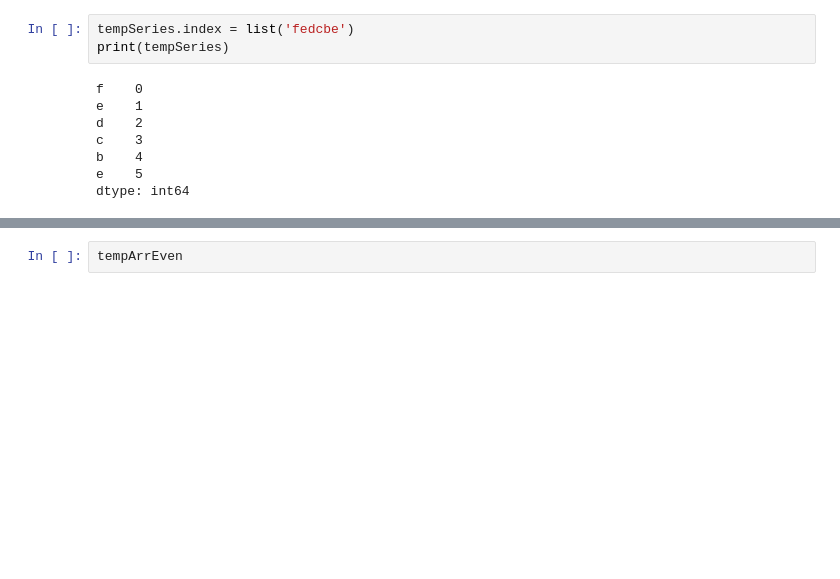
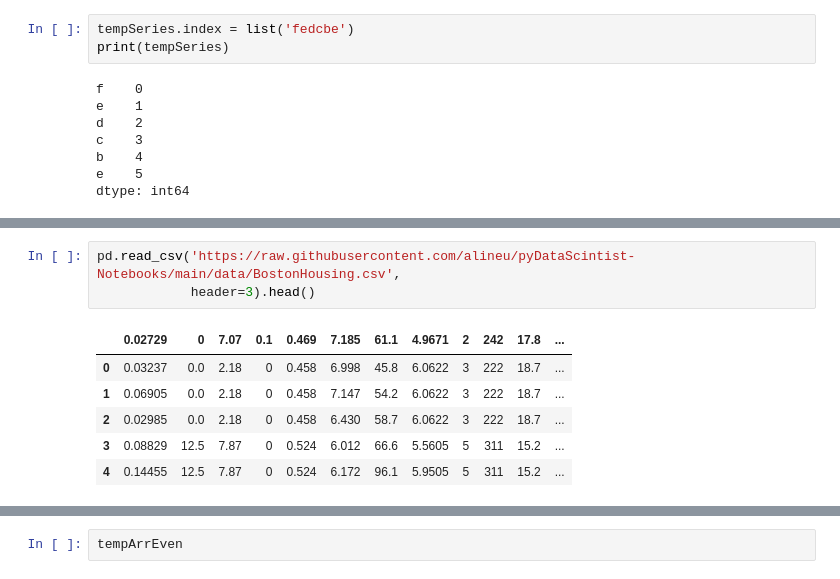
Before and after one commit to alineu/pyDataScintist-Notebooks, a Jupyter notebook: pandas/intro.ipynb, the cells around one changed output, grey strips where cells are left out. Drawn from its saved outputs; the diff is of its cells as text; blank space fills up the shorter version.

```diff
--- a/pandas/intro.ipynb
+++ b/pandas/intro.ipynb
@@ -77,0 +177,10 @@ array([0, 2, 4, 6, 8])
+# %%
+pd.read_csv('https://raw.githubusercontent.com/alineu/pyDataScintist-Notebooks/main/data/BostonHousing.csv',
+            header=3).head()
+# %% [output]
+|  | 0.02729 | 0 | 7.07 | 0.1 | 0.469 | 7.185 | 61.1 | 4.9671 | 2 | 242 | 17.8 | ... |
+| 0 | 0.03237 | 0.0 | 2.18 | 0 | 0.458 | 6.998 | 45.8 | 6.0622 | 3 | 222 | 18.7 | ... |
+| 1 | 0.06905 | 0.0 | 2.18 | 0 | 0.458 | 7.147 | 54.2 | 6.0622 | 3 | 222 | 18.7 | ... |
+| 2 | 0.02985 | 0.0 | 2.18 | 0 | 0.458 | 6.430 | 58.7 | 6.0622 | 3 | 222 | 18.7 | ... |
+| 3 | 0.08829 | 12.5 | 7.87 | 0 | 0.524 | 6.012 | 66.6 | 5.5605 | 5 | 311 | 15.2 | ... |
+| 4 | 0.14455 | 12.5 | 7.87 | 0 | 0.524 | 6.172 | 96.1 | 5.9505 | 5 | 311 | 15.2 | ... |
```
Also changed, not shown: parts of 37 cells of this notebook, 5 other files.
